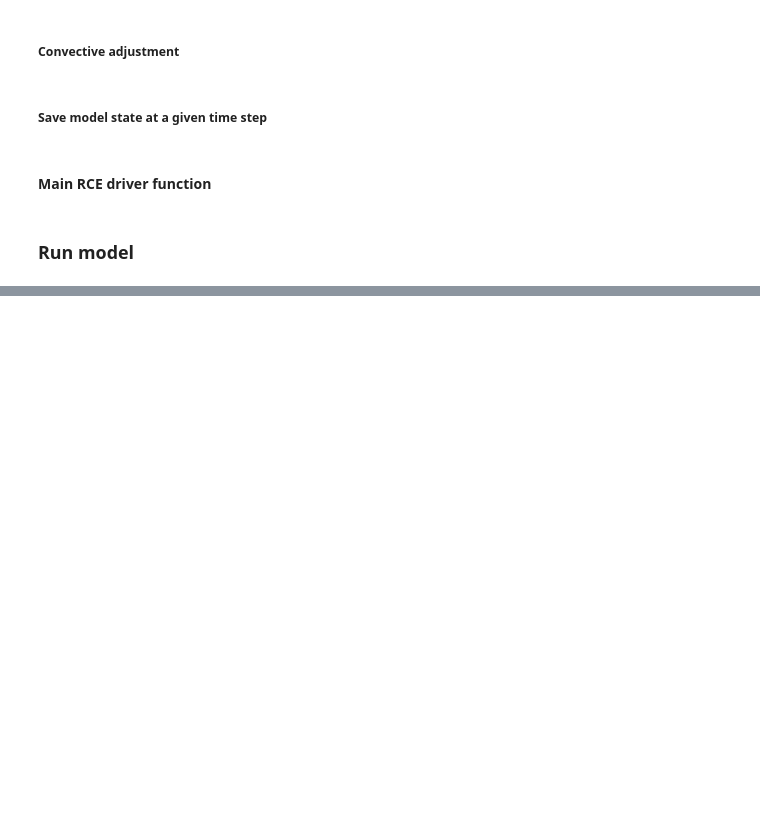
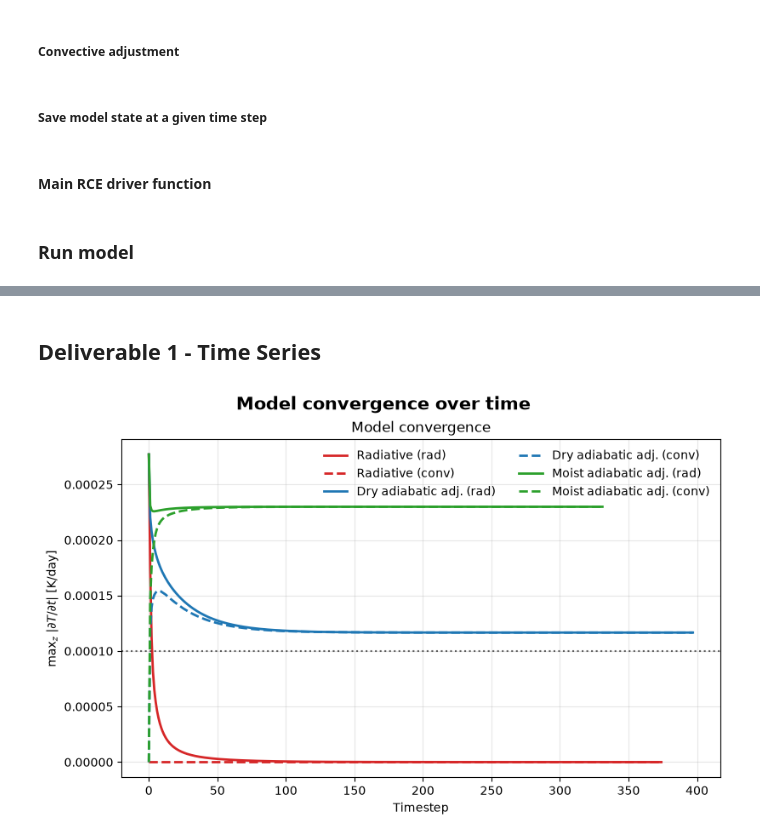
Before and after one commit to Ecox343/Cox_Fundis_Fall_26, a Jupyter notebook: Lab4_rce_model.ipynb, the cells around one changed output, grey strips where cells are left out. Saved outputs shown, nothing was run; the diff lists cells and outputs as text; code cells hidden in the pictures; blank space fills up the shorter version.

Commit message:
1 & 2 Deliverables

```diff
--- a/Lab4_rce_model.ipynb
+++ b/Lab4_rce_model.ipynb
@@ -379,0 +441,30 @@ c:\Users\cox0367\AppData\Local\miniforge3\python.exe
+# %% [markdown]
+## Deliverable 1 - Time Series
+# %%
+# --- Config -----------------------------------------------------------------
+runs = {
+    "radiative": {"label": "Radiative",           "color": "#d62728"},
+    "dry":       {"label": "Dry adiabatic adj.",  "color": "#1f77b4"},
+    "moist":     {"label": "Moist adiabatic adj.", "color": "#2ca02c"},
+}
+tol = 1e-4  # convergence threshold in K/day (adjust to your units / criterion)
+
+def max_tendency(run, key):
+    """Max |dT/dt| over the vertical axis at each timestep."""
+    return np.max(np.abs(np.array(history_save[run][key])), axis=1)
+
+# --- Plot -------------------------------------------------------------------
+fig, ax = plt.subplots(figsize=(8, 5), constrained_layout=True)
+for run, style in runs.items():
+    ax.plot(max_tendency(run, "dTdt_rad"),  color=style["color"], lw=2, label=f"{style['label']} (rad)")
+    ax.plot(max_tendency(run, "dTdt_conv"), color=style["color"], lw=2, ls="--", label=f"{style['label']} (conv)")
+ax.axhline(tol, color="k", ls=":", alpha=0.6)
+ax.set(xlabel="Timestep", ylabel=r"max$_z$ $|\partial T/\partial t|$ [K/day]", title="Model convergence")
+ax.legend(frameon=False, ncol=2)
+ax.grid(alpha=0.3)
+
+
+fig.suptitle("Model convergence over time", fontsize=15, fontweight="bold")
+plt.show()
+# %% [output]
+[figure, added]
```
Also changed, not shown: parts of 13 cells of this notebook.
